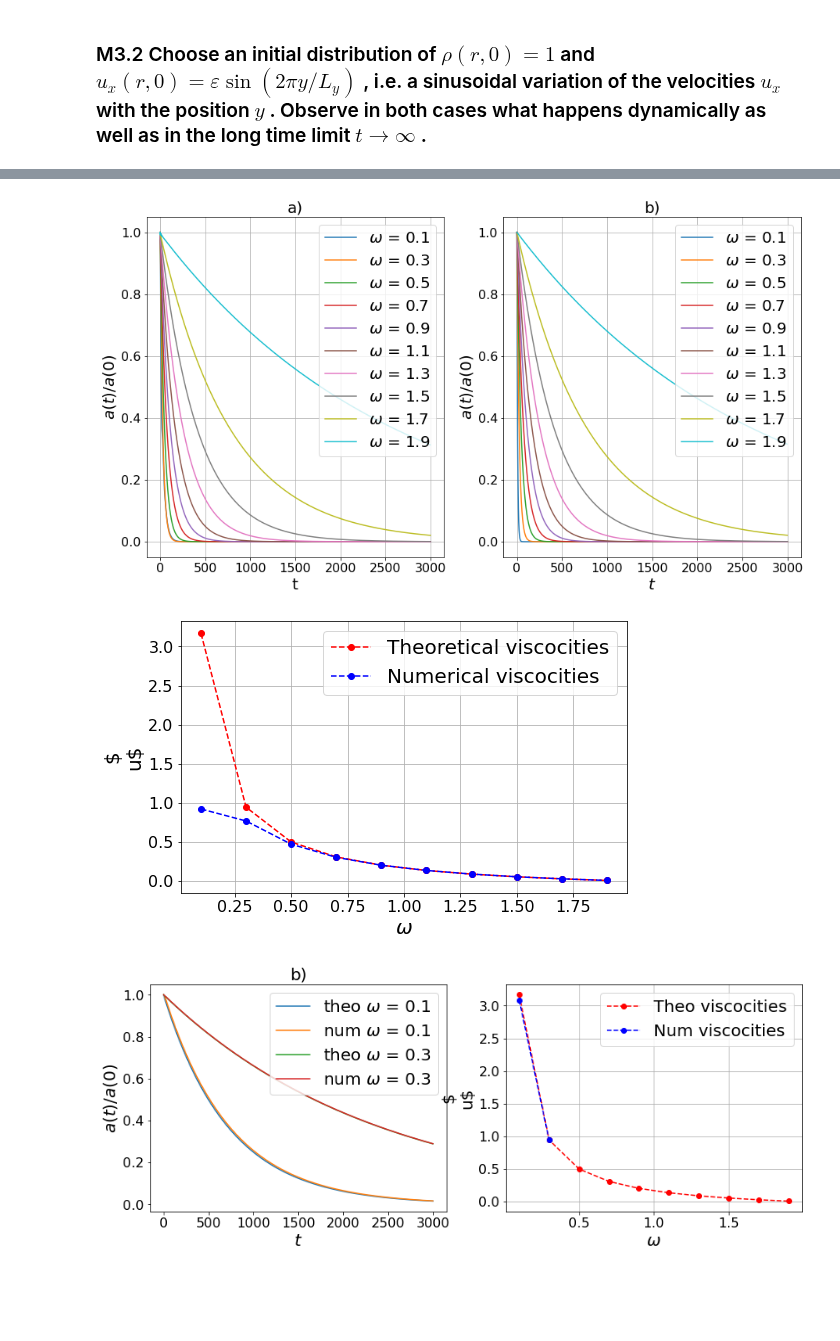
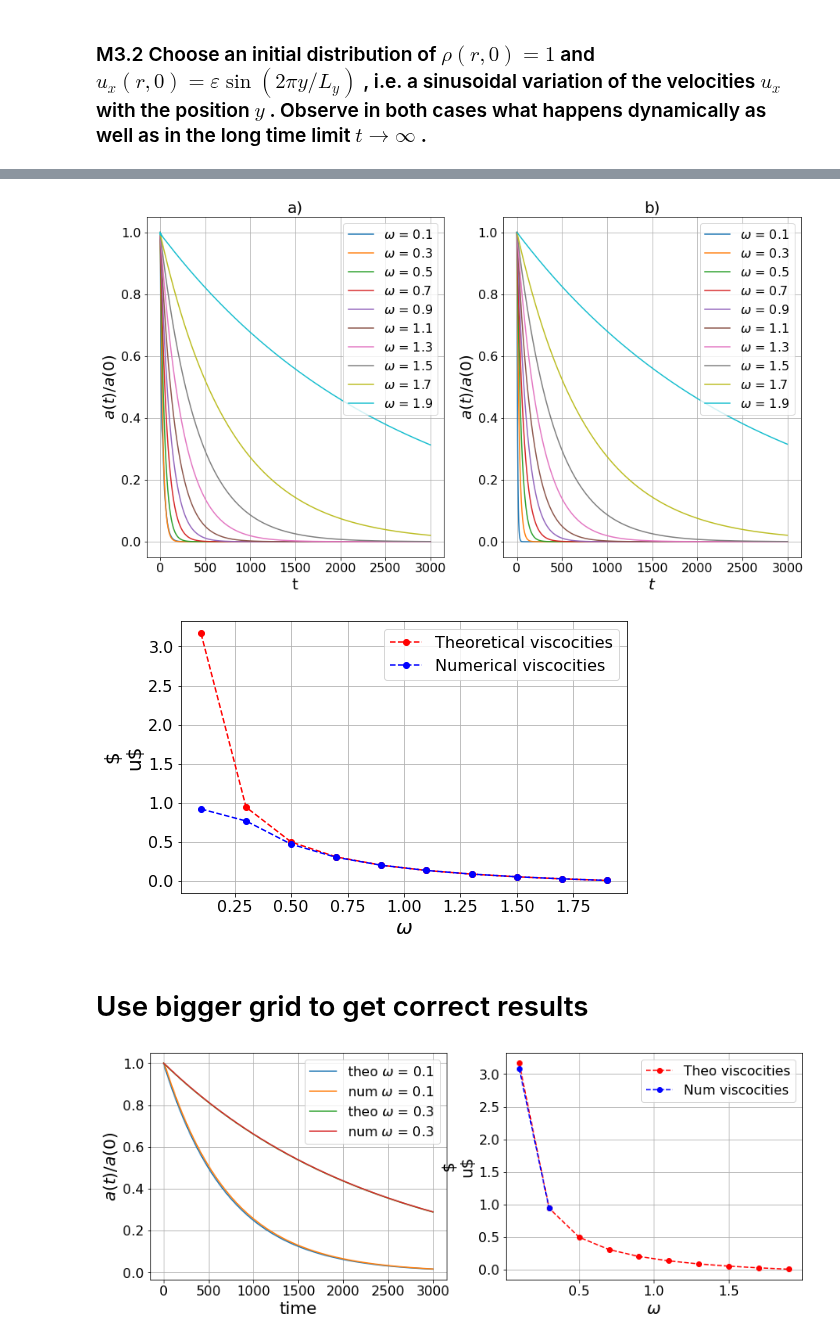
Before and after one commit to jonas27/pylbm, a Jupyter notebook: milestones/m3/m3.ipynb, the cells around one changed output, grey strips where cells are left out. Drawn from its saved outputs; the diff is of its cells as text; code cells hidden in the pictures; blank space fills up the shorter version.

```diff
--- a/milestones/m3/m3.ipynb
+++ b/milestones/m3/m3.ipynb
@@ -122,14 +75,15 @@ plt.axis('off')
 axs = fig.subplots(nrows=1, ncols=2)
 
 ax = axs[0]
-for a in amps_total:
-    ax.plot(np.arange(epochs), a[1]/a[1][0], label='$\omega$ = {}'.format(a[0].round(1)))
+for a,o in zip(amps_total,omegas):
+    ax.plot(np.arange(epochs), a/a[0], label='$\omega$ = {}'.format(o))
 # ax.set_title("Shear Wave Decay (empirical normalized amplitude)")
 ax.set_xlabel('t')
 ax.set_ylabel('$a(t)/a(0)$')
 ax.set_title('a)')
-ax.legend(fontsize=fontsize_label)
+ax.legend()
 ax.grid()
+
 
 ax = axs[1]
 plots = []
@@ -146,20 +100,20 @@ for p in plots:
 ax.set_xlabel('$t$')
 ax.set_ylabel('$a(t)/a(0)$')
 ax.set_title('b)')
-ax.legend(fontsize=fontsize_label)
+ax.legend()
 ax.grid()
 lbm.save_fig(fig, 'm3-2-shear-wave-decay.pgf')
 plt.show()
 plt.close()
 # %% [output]
-[figure, old version]
+[figure, new version]
 # %%
 fig, ax = plt.subplots(figsize=(8,5))
 nys_emp = []
 for amp in amps_total:
     def func(x, a):
         return np.exp(-a*x*((2*np.pi/y_dim)**2))
-    popt, pcov = curve_fit(func, np.arange(epochs), amp[1]/amp[1][0])
+    popt, pcov = curve_fit(func, np.arange(epochs), amp/amp[0])
     nys_emp.append(popt[0])
 vs_theo = 1/3*(1/omegas-0.5)
 ax.plot(omegas,vs_theo,'--ro', label='Theoretical viscocities')
@@ -167,10 +121,10 @@ ax.plot(omegas,nys_emp,'--bo', label='Numerical viscocities')
 # ax.set_title("Kinematic viscosity scaling with  ω")
 ax.set_xlabel('$\omega$')
 ax.set_ylabel('$\nu$')
-ax.legend(fontsize=fontsize_label)
+ax.legend()
 ax.grid()
 lbm.save_fig(fig, 'm3-3-kinematic-viscocity-scaling.pgf')
 plt.show()
 plt.close()
 # %% [output]
-[figure, old version]
+[figure, new version]
@@ -212,61 +131,63 @@ for omega in omegas[:2]:
+# %% [markdown]
+# Use bigger grid to get correct results
 # %%
+x_dim = 300
+y_dim = 300
+path_amps_updated = './amps_total_updated.npy'
+path_vel_updated = './velocities_print_updated.npy'
+if not isfile(path_amps_updated) or not isfile(path_vel_updated):
+    m3.m3_2_updated()
+
+amps_total = np.load(path_amps_updated)
+velocities_print = np.load(path_vel_updated)
+
 fig, ax = plt.subplots(figsize=(14,5))
 plt.axis('off')
 axs = fig.subplots(nrows=1, ncols=2)
 
 ax = axs[0]
-for a in amps_total[:2]:
-    omega = a[0]
+for a, o in zip(amps_total, omegas[:2]):
     amplitudes = []
     for e in range(epochs):
-        nu = 1/3*(1/omega - 1/2)
+        nu = 1/3*(1/o - 1/2)
         amp = np.exp(-nu*(2*np.pi/y_dim)**2*e)
         amplitudes.append(amp)
-    ax.plot(np.arange(epochs), amplitudes, label='theo $\omega$ = {}'.format(a[0].round(1)))
+    ax.plot(np.arange(epochs), amplitudes, label='theo $\omega$ = {}'.format(o))
 
-    ax.plot(np.arange(epochs), a[1]/a[1][0], label='num $\omega$ = {}'.format(a[0].round(1)))
+    ax.plot(np.arange(epochs), a/a[0], label='num $\omega$ = {}'.format(o))
 
-# ax.set_title("Shear Wave Decay (empirical normalized amplitude)")
 ax.set_xlabel('time')
 ax.set_ylabel('$a(t)/a(0)$')
-ax.set_title('a)')
-ax.legend(fontsize=fontsize_label)
+# ax.set_title('a)')
+ax.legend()
 ax.grid()
 
 for omega in omegas[:2]:
     amplitudes = []
     for e in range(epochs):
         nu = 1/3*(1/omega - 1/2)
         amp = np.exp(-nu*(2*np.pi/y_dim)**2*e)
         amplitudes.append(amp)
     plots.append([omega, amplitudes])
 
-# ax.set_title("Shear Wave Decay (theoretical normalized amplitude)")
-ax.set_xlabel('$t$')
-ax.set_ylabel('$a(t)/a(0)$')
-ax.set_title('b)')
-ax.legend(fontsize=fontsize_label)
-ax.grid()
-
 ax = axs[1]
-# fig, ax = plt.subplots(figsize=(8,5))
 nys_emp = []
 for amp in amps_total:
     def func(x, a):
         return np.exp(-a*x*((2*np.pi/y_dim)**2))
-    popt, pcov = curve_fit(func, np.arange(epochs), amp[1]/amp[1][0])
+    popt, pcov = curve_fit(func, np.arange(epochs), amp/amp[0])
     nys_emp.append(popt[0])
 vs_theo = 1/3*(1/omegas-0.5)
 ax.plot(omegas,vs_theo,'--ro', label='Theo viscocities')
 ax.plot(omegas[:2],nys_emp,'--bo', label='Num viscocities')
 # ax.set_title("Kinematic viscosity scaling with  ω")
 ax.set_xlabel('$\omega$')
 ax.set_ylabel('$\nu$')
-ax.legend(fontsize=fontsize_label)
+ax.legend()
 ax.grid()
 lbm.save_fig(fig, 'm3-3-update.pgf')
 plt.show()
 plt.close()
 # %% [output]
-[figure, old version]
+[figure, new version]
 # %%
```
Also changed, not shown: parts of 9 cells of this notebook, 7 other files.
